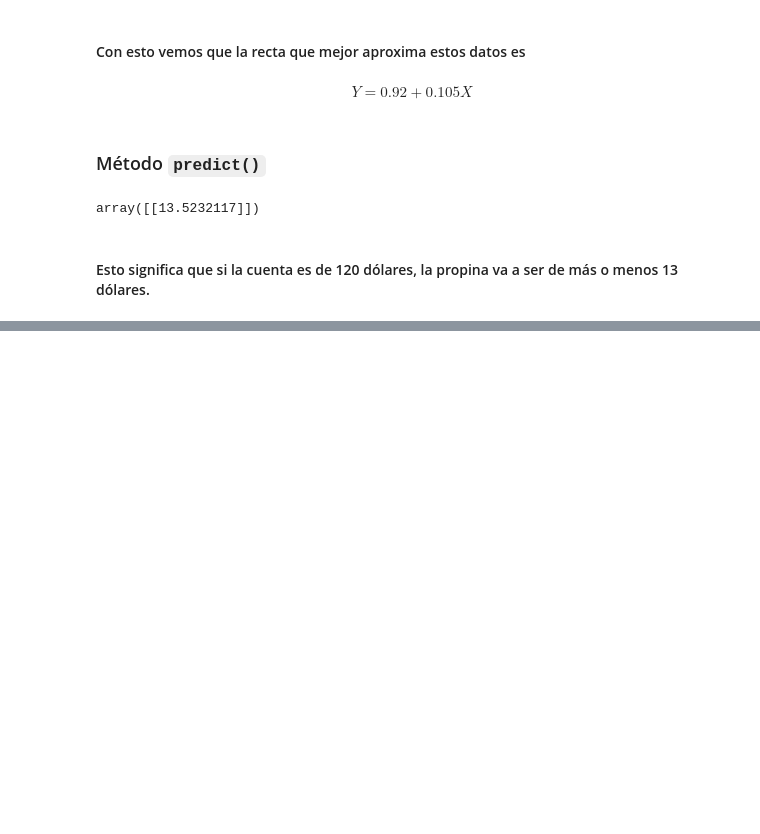
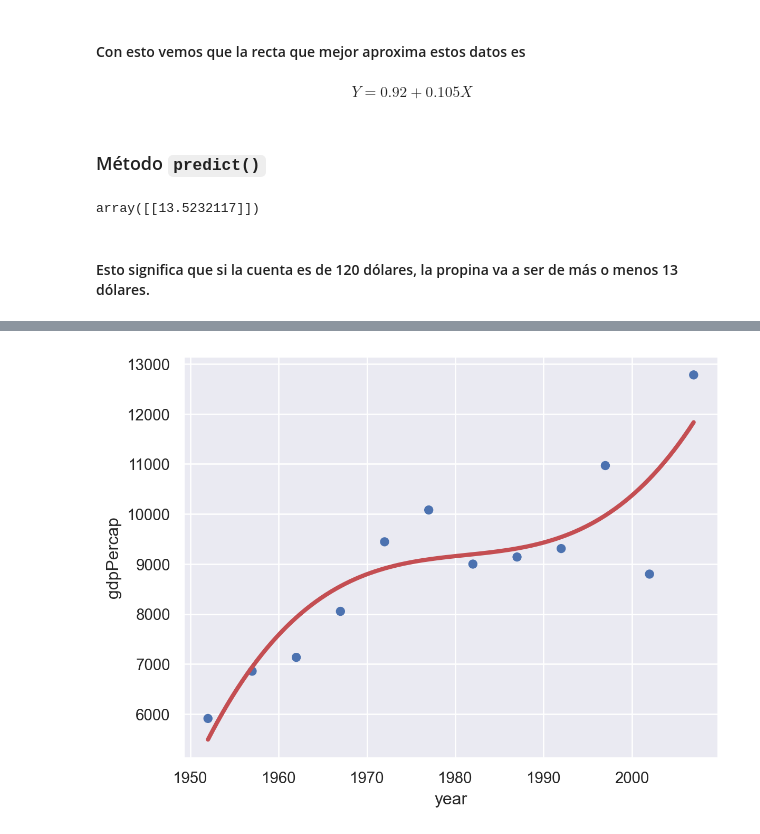
Before and after one commit to santiago-paz/ejercicios-laboratorio-datos-uba, a Jupyter notebook: Práctica-Parcial/apuntes-parcial.ipynb, the cells around one changed output, grey strips where cells are left out. Saved outputs shown, nothing was run; the diff lists cells and outputs as text; code cells hidden in the pictures; blank space fills up the shorter version.

```diff
--- a/Práctica-Parcial/apuntes-parcial.ipynb
+++ b/Práctica-Parcial/apuntes-parcial.ipynb
@@ -182,0 +215,10 @@ array([[13.5232117]])
+# %%
+datos_arg = gapminder[gapminder['country']=="Argentina"]
+(
+    so.Plot(data=datos_arg, x=datos_arg['year'], y='gdpPercap')
+    .add(so.Dot())
+    # Acá es donde especificamos el grado del polinomio, en este caso es de grado 3
+    .add(so.Line(color='r', linewidth=3), so.PolyFit(3))
+)
+# %% [output]
+[figure, added]
```
Also changed, not shown: parts of 30 cells of this notebook.
